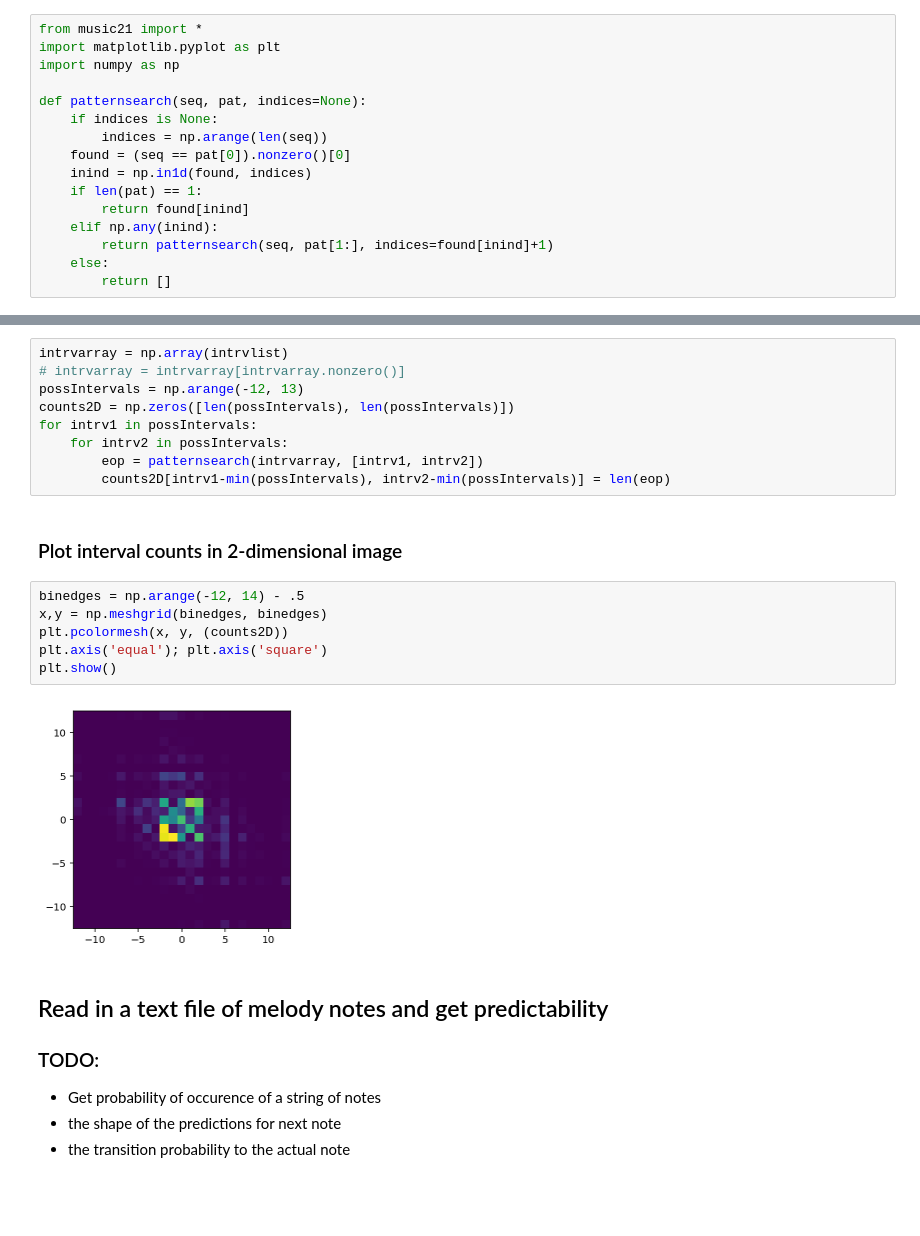
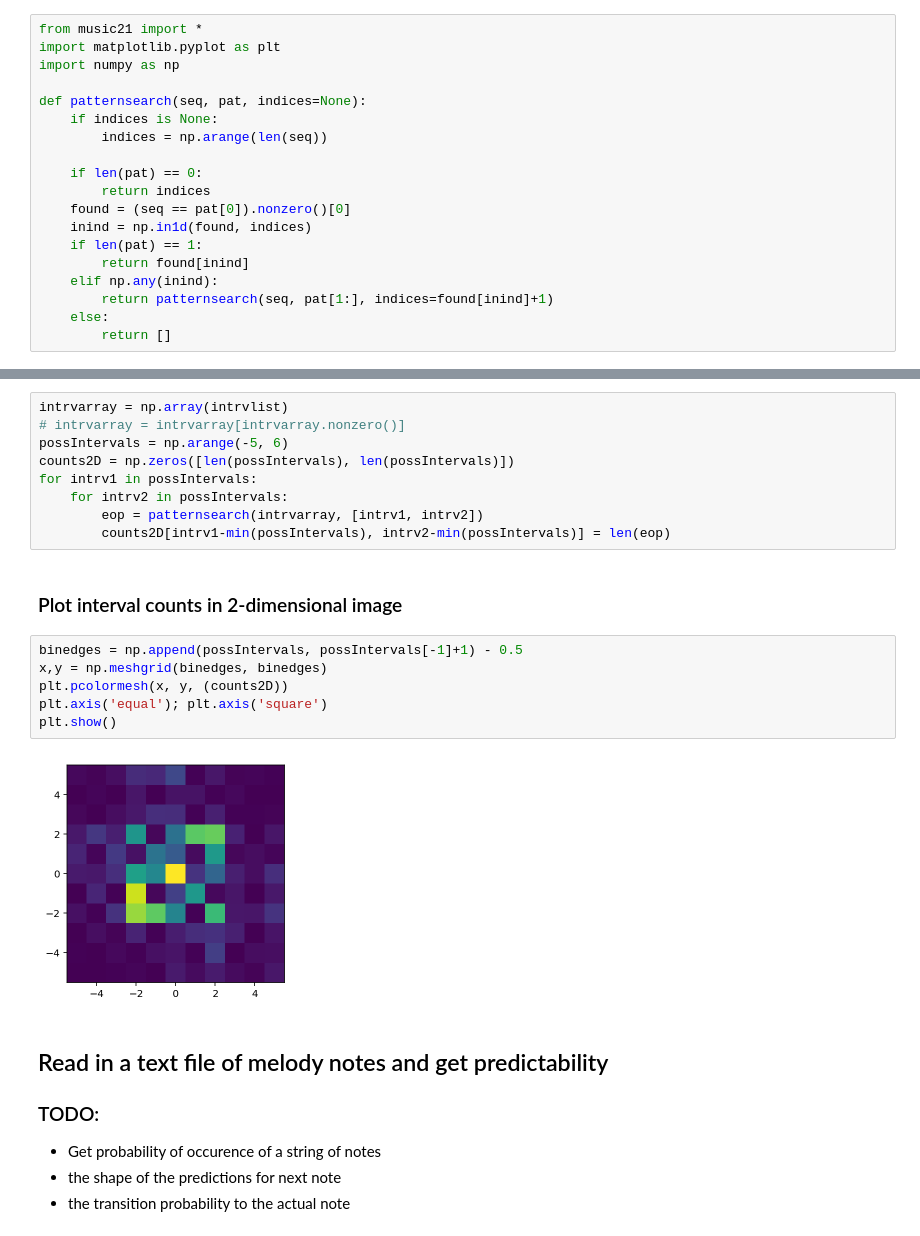
Before and after one commit to kdoelling1919/musPredict, a Jupyter notebook: IntervalPrediction.ipynb, the cells around one changed output, grey strips where cells are left out. Cells and saved outputs as stored; diff of their text form; blank space fills up the shorter version.

```diff
--- a/IntervalPrediction.ipynb
+++ b/IntervalPrediction.ipynb
@@ -8,6 +8,9 @@ import numpy as np
 def patternsearch(seq, pat, indices=None):
     if indices is None:
         indices = np.arange(len(seq))
+
+    if len(pat) == 0:
+        return indices
     found = (seq == pat[0]).nonzero()[0]
     inind = np.in1d(found, indices)
     if len(pat) == 1:
@@ -62,7 +65,7 @@ for thisPiece in database:
 # %%
 intrvarray = np.array(intrvlist)
 # intrvarray = intrvarray[intrvarray.nonzero()]
-possIntervals = np.arange(-12, 13)
+possIntervals = np.arange(-5, 6)
 counts2D = np.zeros([len(possIntervals), len(possIntervals)])
 for intrv1 in possIntervals:
     for intrv2 in possIntervals:
@@ -71,13 +74,13 @@ for intrv1 in possIntervals:
 # %% [markdown]
 ### Plot interval counts in 2-dimensional image
 # %%
-binedges = np.arange(-12, 14) - .5
+binedges = np.append(possIntervals, possIntervals[-1]+1) - 0.5
 x,y = np.meshgrid(binedges, binedges)
 plt.pcolormesh(x, y, (counts2D))
 plt.axis('equal'); plt.axis('square')
 plt.show()
 # %% [output]
-[figure, old version]
+[figure, new version]
 # %% [markdown]
 ## Read in a text file of melody notes and get predictability
 
```
Also changed, not shown: parts of 5 cells of this notebook, 1 other file.
